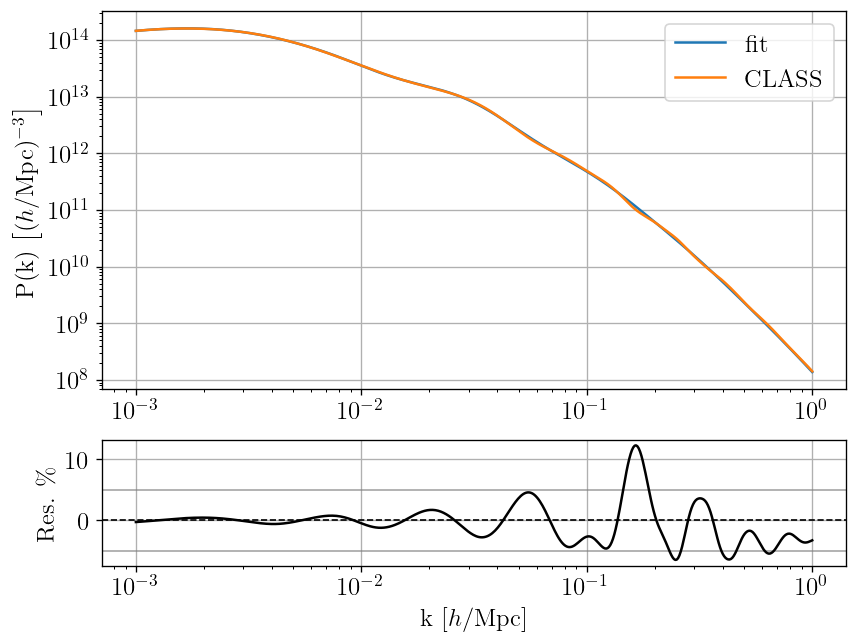
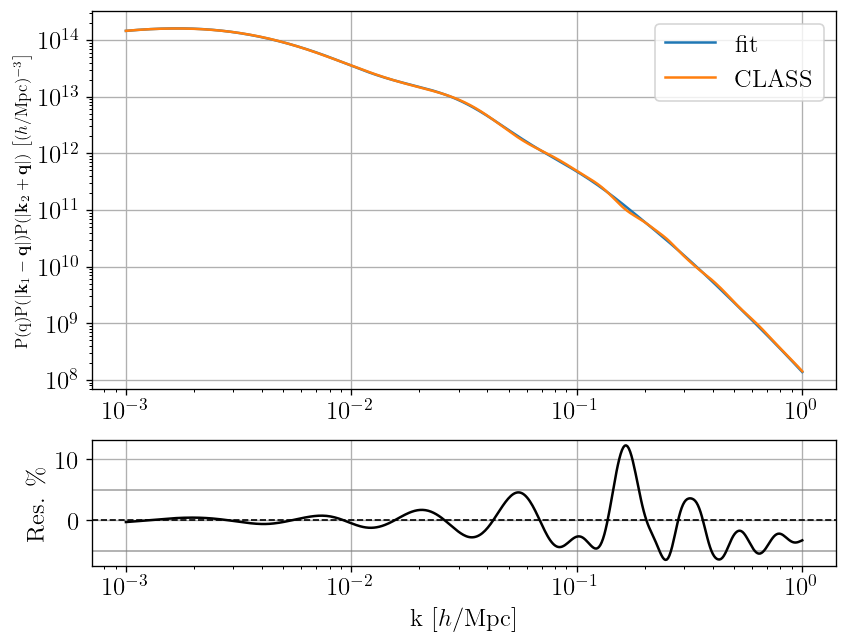
Code edit (unified diff) that turned the first committed figure into the second:
--- before
+++ after
@@ -98,5 +98,5 @@
 ax1.plot(k/h, Pk_fit_3*h**3, label="fit")
 ax1.plot(k/h, Pk_Pk_Pk*h**3, label="CLASS")
-ax1.set_ylabel(rf"P(k) $\left[(h/\mathrm{{Mpc}})^{{-3}}\right]$")
+ax1.set_ylabel(rf"P(q)P($|\textbf{{k}}_1-\textbf{{q}}|$)P($|\textbf{{k}}_2+\textbf{{q}}|$) $\left[(h/\mathrm{{Mpc}})^{{-3}}\right]$", fontsize=10)
 ax1.set_xscale("log")
 ax1.set_yscale("log")

Commit: changed bispectrum function names according to the scheme used in Fynn's MA